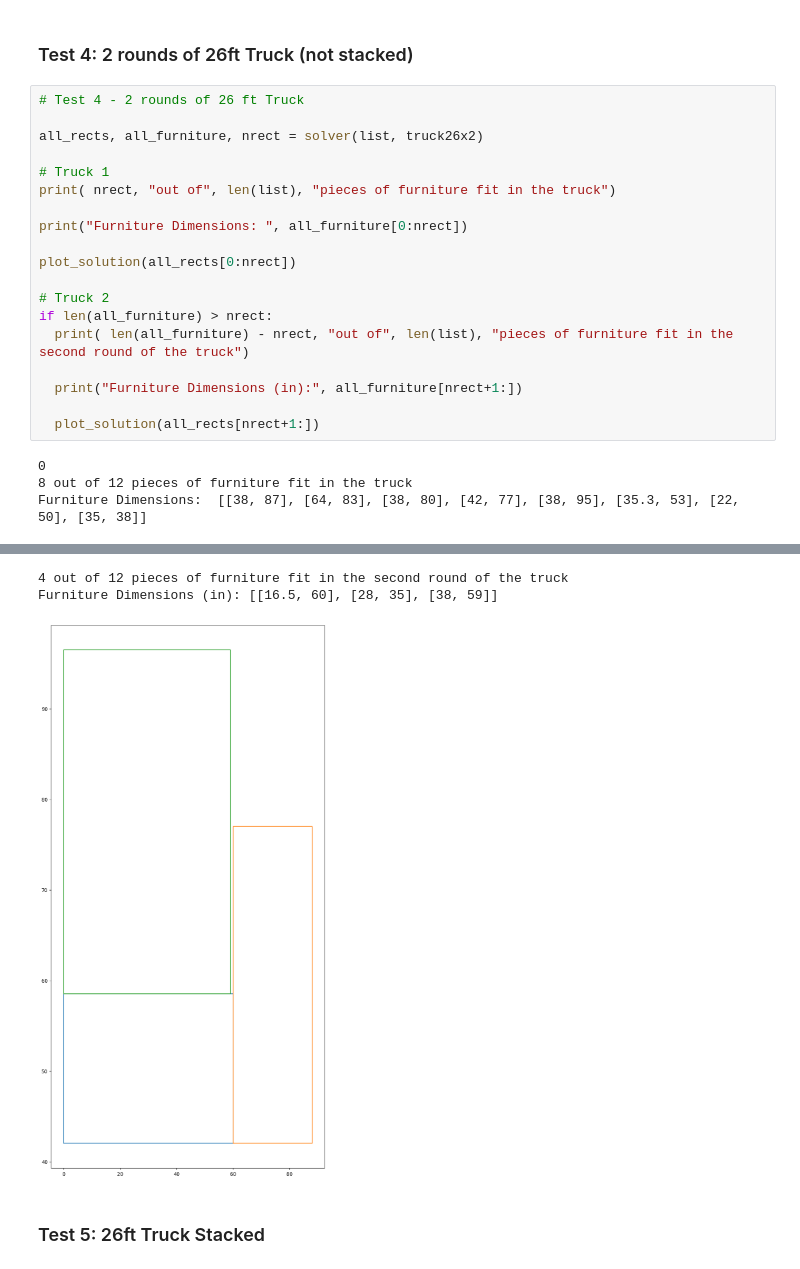
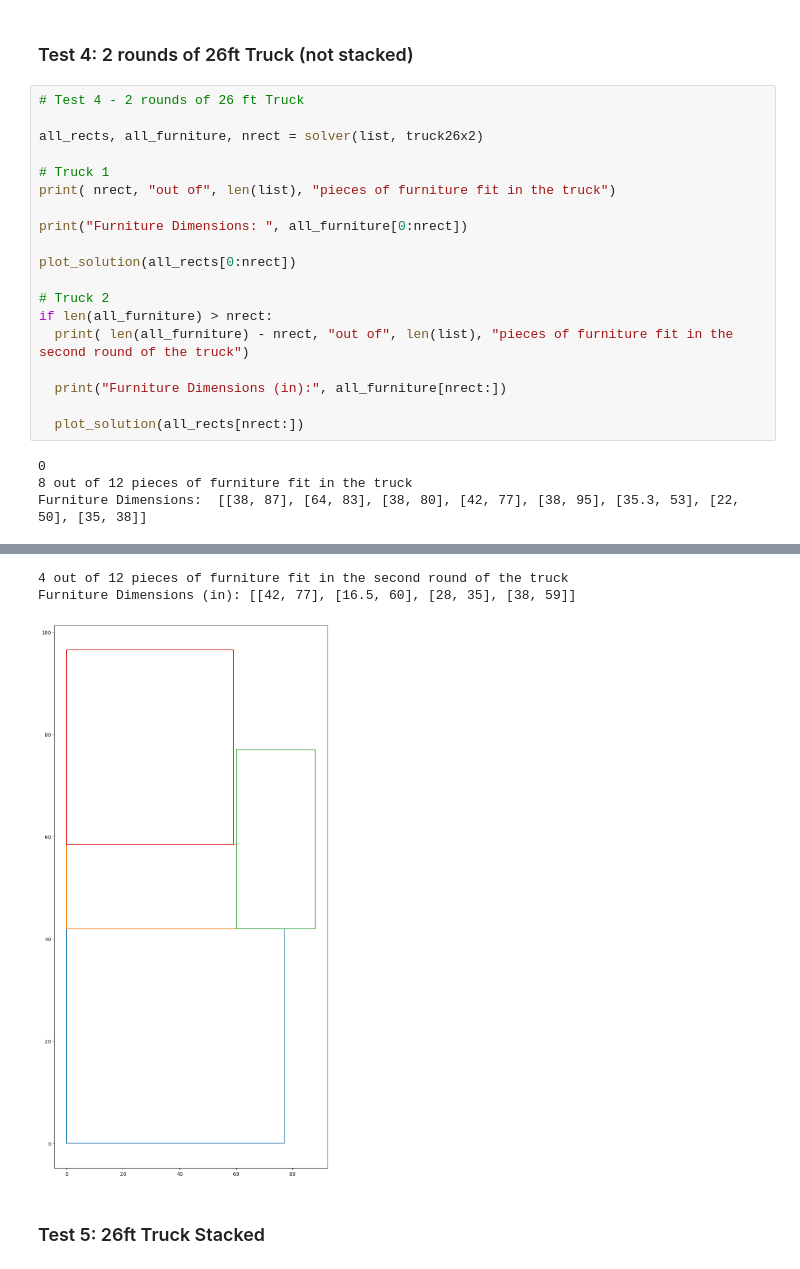
Before and after one commit to javier-jaime/House_Move, a Jupyter notebook: Moving_Truck_Optimization_with_RectPack_Demo.ipynb, the cells around one changed output, grey strips where cells are left out. Cells and saved outputs as stored; diff of their text form.

```diff
--- a/Moving_Truck_Optimization_with_RectPack_Demo.ipynb
+++ b/Moving_Truck_Optimization_with_RectPack_Demo.ipynb
@@ -173,30 +173,30 @@ Furniture Dimensions (in): [[42, 77], [16.5, 60], [22, 50], [38, 59], [28, 35],
 # %%
 # Test 4 - 2 rounds of 26 ft Truck
 
 all_rects, all_furniture, nrect = solver(list, truck26x2)
 
 # Truck 1
 print( nrect, "out of", len(list), "pieces of furniture fit in the truck")
 
 print("Furniture Dimensions: ", all_furniture[0:nrect])
 
 plot_solution(all_rects[0:nrect])
 
 # Truck 2
 if len(all_furniture) > nrect:
   print( len(all_furniture) - nrect, "out of", len(list), "pieces of furniture fit in the second round of the truck")
 
-  print("Furniture Dimensions (in):", all_furniture[nrect+1:])
+  print("Furniture Dimensions (in):", all_furniture[nrect:])
 
-  plot_solution(all_rects[nrect+1:])
+  plot_solution(all_rects[nrect:])
 # %% [output]
 0
 8 out of 12 pieces of furniture fit in the truck
 Furniture Dimensions:  [[38, 87], [64, 83], [38, 80], [42, 77], [38, 95], [35.3, 53], [22, 50], [35, 38]]
 [figure]
 4 out of 12 pieces of furniture fit in the second round of the truck
-Furniture Dimensions (in): [[16.5, 60], [28, 35], [38, 59]]
+Furniture Dimensions (in): [[42, 77], [16.5, 60], [28, 35], [38, 59]]
-[figure, old version]
+[figure, new version]
 # %% [markdown]
 ### Test 5: 26ft Truck Stacked
 # %%
```
Also changed, not shown: parts of 1 cell of this notebook.
